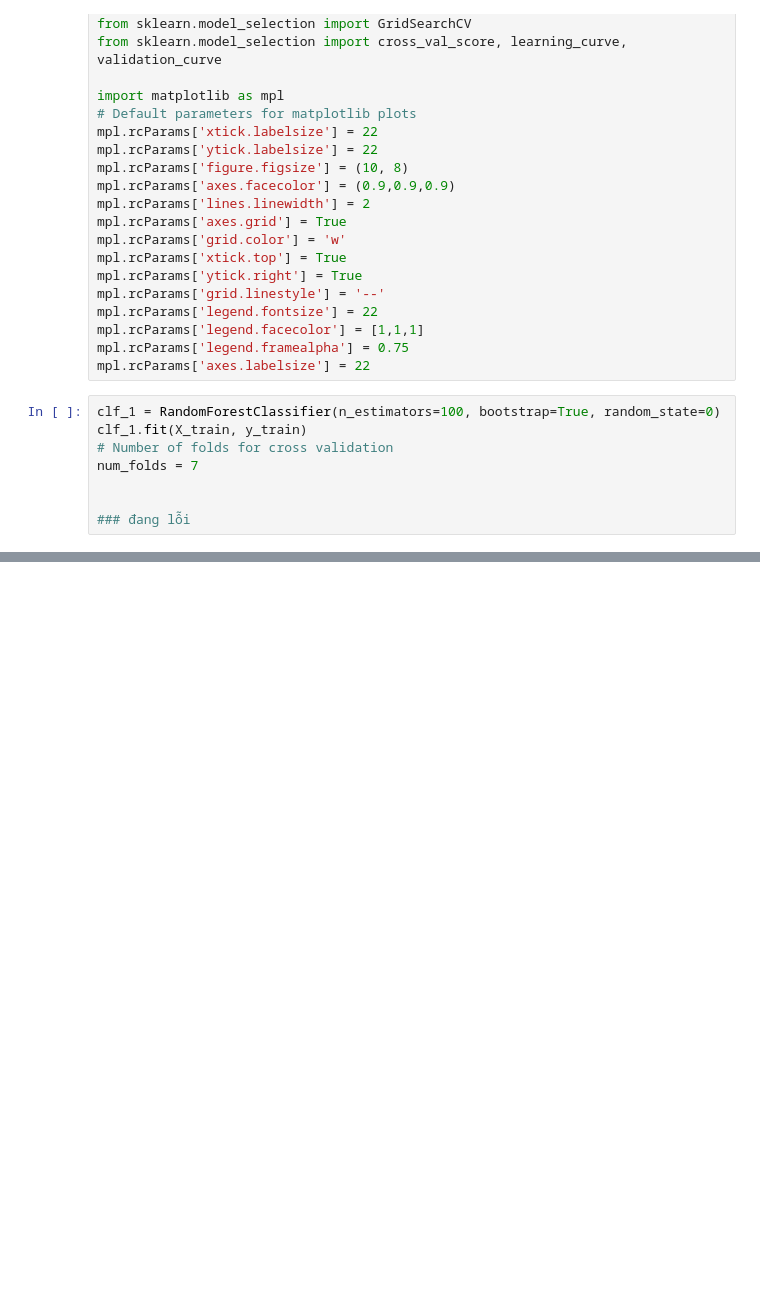
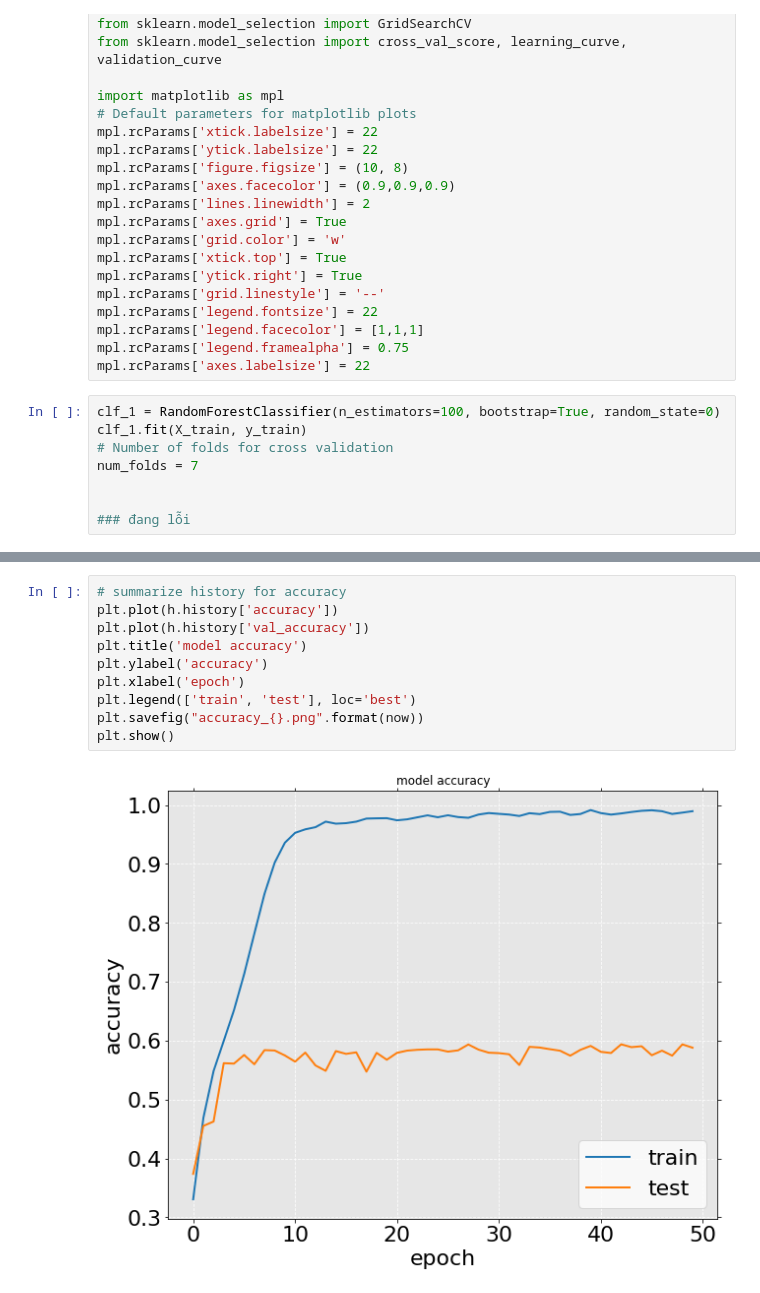
Before and after one commit to nllam717/face_detection_emotion, a Jupyter notebook: TraindataEmotion.ipynb, the cells around one changed output, grey strips where cells are left out. Saved outputs shown, nothing was run; the diff lists cells and outputs as text; blank space fills up the shorter version.

```diff
--- a/TraindataEmotion.ipynb
+++ b/TraindataEmotion.ipynb
@@ -225,0 +285,12 @@ num_folds = 7
+# %%
+# summarize history for accuracy
+plt.plot(h.history['accuracy'])
+plt.plot(h.history['val_accuracy'])
+plt.title('model accuracy')
+plt.ylabel('accuracy')
+plt.xlabel('epoch')
+plt.legend(['train', 'test'], loc='best')
+plt.savefig("accuracy_{}.png".format(now))
+plt.show()
+# %% [output]
+[figure, added]
```
Also changed, not shown: parts of 4 cells of this notebook.
